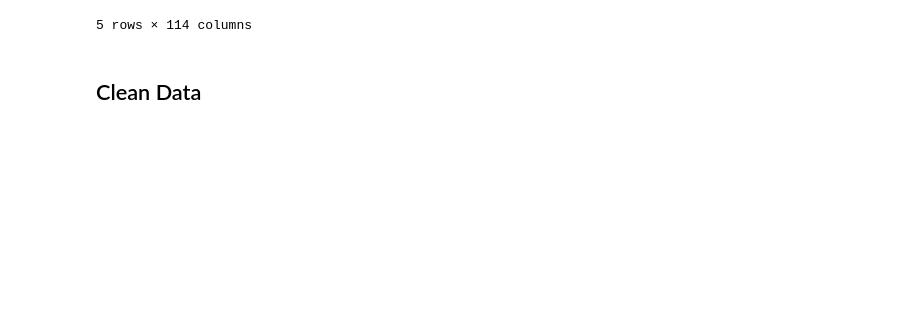
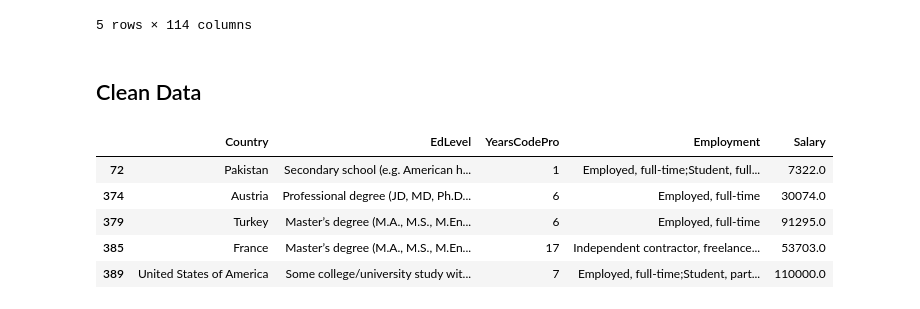
Before and after one commit to abdellatif-laghjaj/salary-scope-predictor, a Jupyter notebook: main.ipynb, the cells around one changed output. Drawn from its saved outputs; the diff is of its cells as text; code cells hidden in the pictures; blank space fills up the shorter version.

```diff
--- a/main.ipynb
+++ b/main.ipynb
@@ -22,4 +22,14 @@ df.head()
 ## Clean Data
 # %%
 df = df[["Country", "EdLevel", "YearsCodePro", "Employment", "ConvertedCompYearly"]]
-df
+df = df.rename({"ConvertedCompYearly": "Salary"}, axis=1)
+# %%
+df = df[df["Salary"].notnull()]
+df.head()
+# %% [output]
+|  | Country | EdLevel | YearsCodePro | Employment | Salary |
+| 72 | Pakistan | Secondary school (e.g. American h... | 1 | Employed, full-time;Student, full... | 7322.0 |
+| 374 | Austria | Professional degree (JD, MD, Ph.D... | 6 | Employed, full-time | 30074.0 |
+| 379 | Turkey | Master’s degree (M.A., M.S., M.En... | 6 | Employed, full-time | 91295.0 |
+| 385 | France | Master’s degree (M.A., M.S., M.En... | 17 | Independent contractor, freelance... | 53703.0 |
+| 389 | United States of America | Some college/university study wit... | 7 | Employed, full-time;Student, part... | 110000.0 |
```
Also changed, not shown: parts of 27 cells of this notebook.
